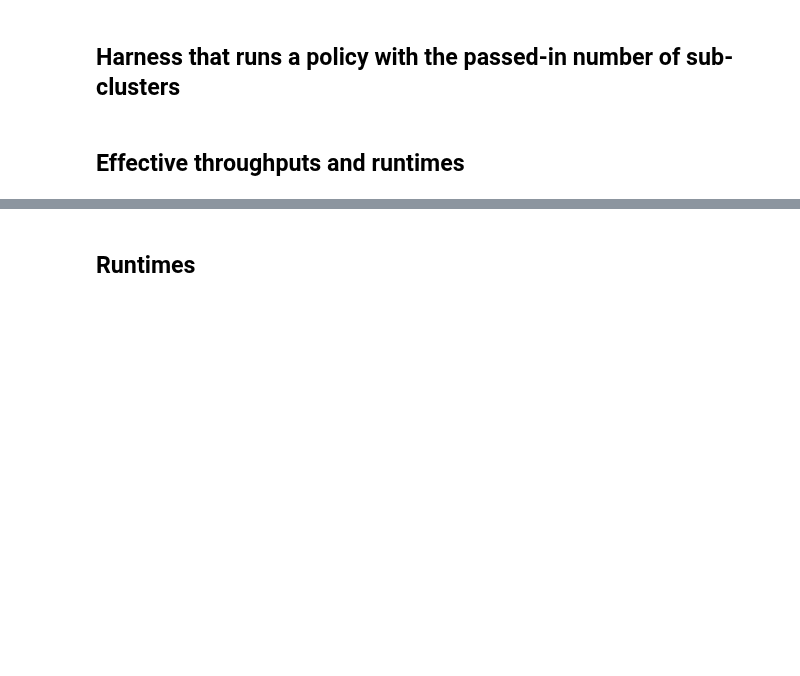
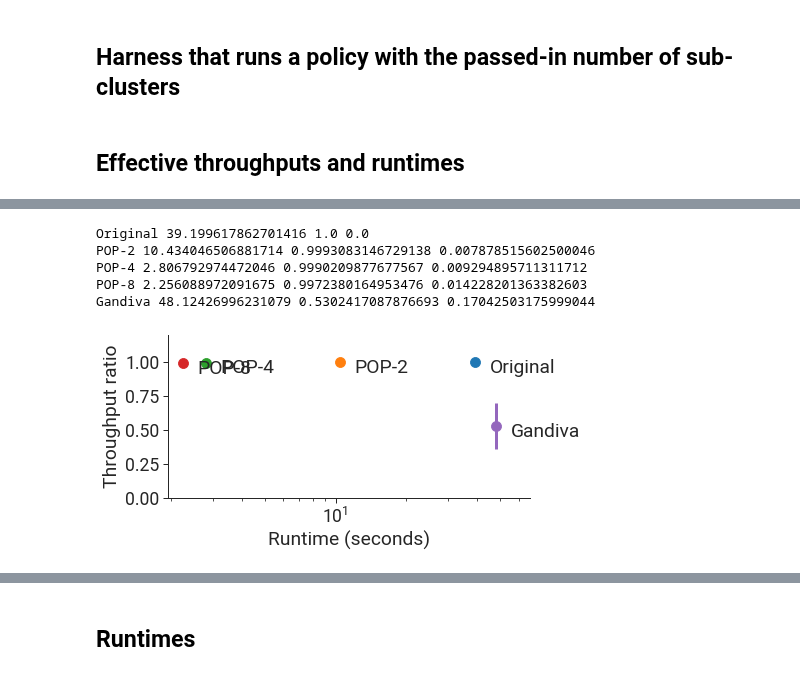
Before and after one commit to stanford-futuredata/gavel, a Jupyter notebook: scheduler/notebooks/figures/improved_scalability/max_min_fairness.ipynb, the cells around one changed output, grey strips where cells are left out. Cells and saved outputs as stored; diff of their text form; code cells hidden in the pictures; blank space fills up the shorter version.

```diff
--- a/scheduler/notebooks/figures/improved_scalability/max_min_fairness.ipynb
+++ b/scheduler/notebooks/figures/improved_scalability/max_min_fairness.ipynb
@@ -199,3 +199,26 @@ Gandiva 68.3949043750763 0.5257595150336349 0.1640541553053958
+# %%
+try:
+    import mosek
+    SOLVER = 'MOSEK'
+except ImportError:
+    SOLVER = 'SCS'
+
+labels = ['Original', 'POP-2', 'POP-4', 'POP-8', 'Gandiva']
+all_num_sub_clusters = [1, 2, 4, 8]
+runtimes, all_effective_throughputs = \
+    get_runtimes_and_effective_throughputs('max_min_fairness_packed',
+                                           all_num_sub_clusters,
+                                           1024, solver=SOLVER)
+plot_runtime_vs_effective_throughput_ratios(
+    runtimes, all_effective_throughputs, labels,
+    output_filename="effective_throughput_ratio_and_runtimes/num_jobs=1024.pdf")
+# %% [output]
+Original 39.199617862701416 1.0 0.0
+POP-2 10.434046506881714 0.9993083146729138 0.007878515602500046
+POP-4 2.806792974472046 0.9990209877677567 0.009294895711311712
+POP-8 2.256088972091675 0.9972380164953476 0.014228201363382603
+Gandiva 48.12426996231079 0.5302417087876693 0.17042503175999044
+[figure, added]
 # %%
 labels = ['Original', 'POP-2', 'POP-4', 'POP-8', 'Gandiva']
 all_num_sub_clusters = [1, 2, 4, 8]
```
Also changed, not shown: parts of 7 cells of this notebook, 7 other files.
